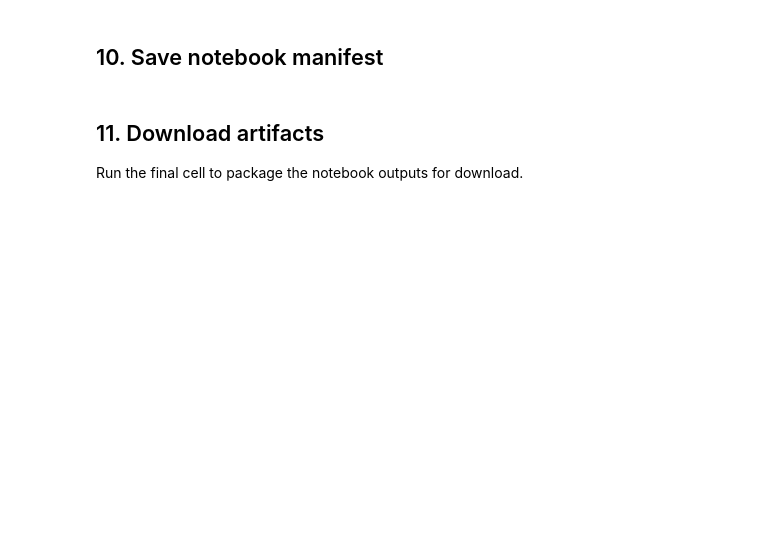
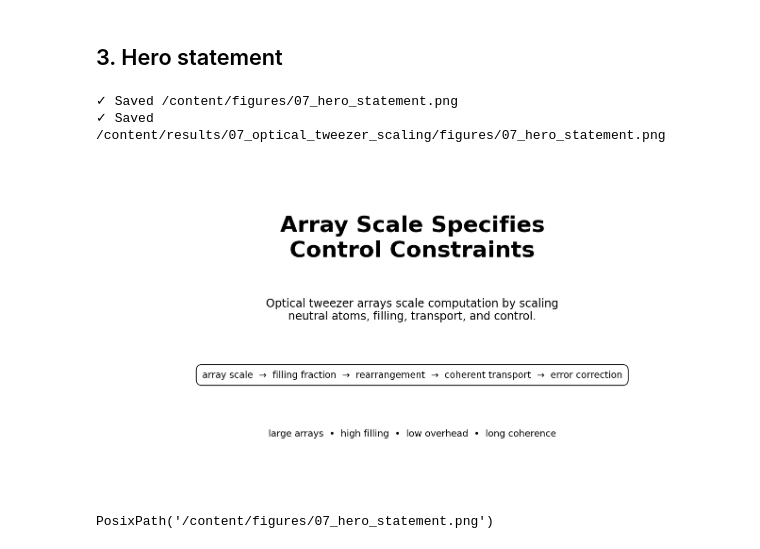
Before and after one commit to thinkthoughts/scalable-platforms, a Jupyter notebook: notebooks/07_optical_tweezer_scaling.ipynb, the cells around one changed output. Saved outputs shown, nothing was run; the diff lists cells and outputs as text; code cells hidden in the pictures; blank space fills up the shorter version.

```diff
--- a/notebooks/07_optical_tweezer_scaling.ipynb
+++ b/notebooks/07_optical_tweezer_scaling.ipynb
@@ -422,2 +110,0 @@ summary
-# %% [markdown]
-## 10. Save notebook manifest
@@ -448,4 +110,0 @@ notebook_manifest
-# %% [markdown]
-## 11. Download artifacts
-
-Run the final cell to package the notebook outputs for download.
@@ -491,0 +111,28 @@ except Exception:
+# %% [markdown]
+## 3. Hero statement
+# %%
+fig, ax = plt.subplots(figsize=(13.5, 7.2))
+ax.axis("off")
+
+ax.text(0.5, 0.78, "Array Scale Specifies\nControl Constraints",
+        ha="center", va="center", fontsize=34, weight="bold")
+ax.text(0.5, 0.56,
+        "Optical tweezer arrays scale computation by scaling\nneutral atoms, filling, transport, and control.",
+        ha="center", va="center", fontsize=17)
+ax.text(0.5, 0.36,
+        "array scale  →  filling fraction  →  rearrangement  →  coherent transport  →  error correction",
+        ha="center", va="center", fontsize=14,
+        bbox=dict(boxstyle="round,pad=0.65", linewidth=1.2, facecolor="white"))
+ax.text(0.5, 0.18,
+        "large arrays  •  high filling  •  low overhead  •  long coherence",
+        ha="center", va="center", fontsize=14)
+
+fig.tight_layout()
+hero_fig = save_png(fig, "07_hero_statement")
+plt.show()
+hero_fig
+# %% [output]
+✓ Saved /content/figures/07_hero_statement.png
+✓ Saved /content/results/07_optical_tweezer_scaling/figures/07_hero_statement.png
+[figure, added]
+PosixPath('/content/figures/07_hero_statement.png')
```
Also changed, not shown: parts of 41 cells of this notebook.
